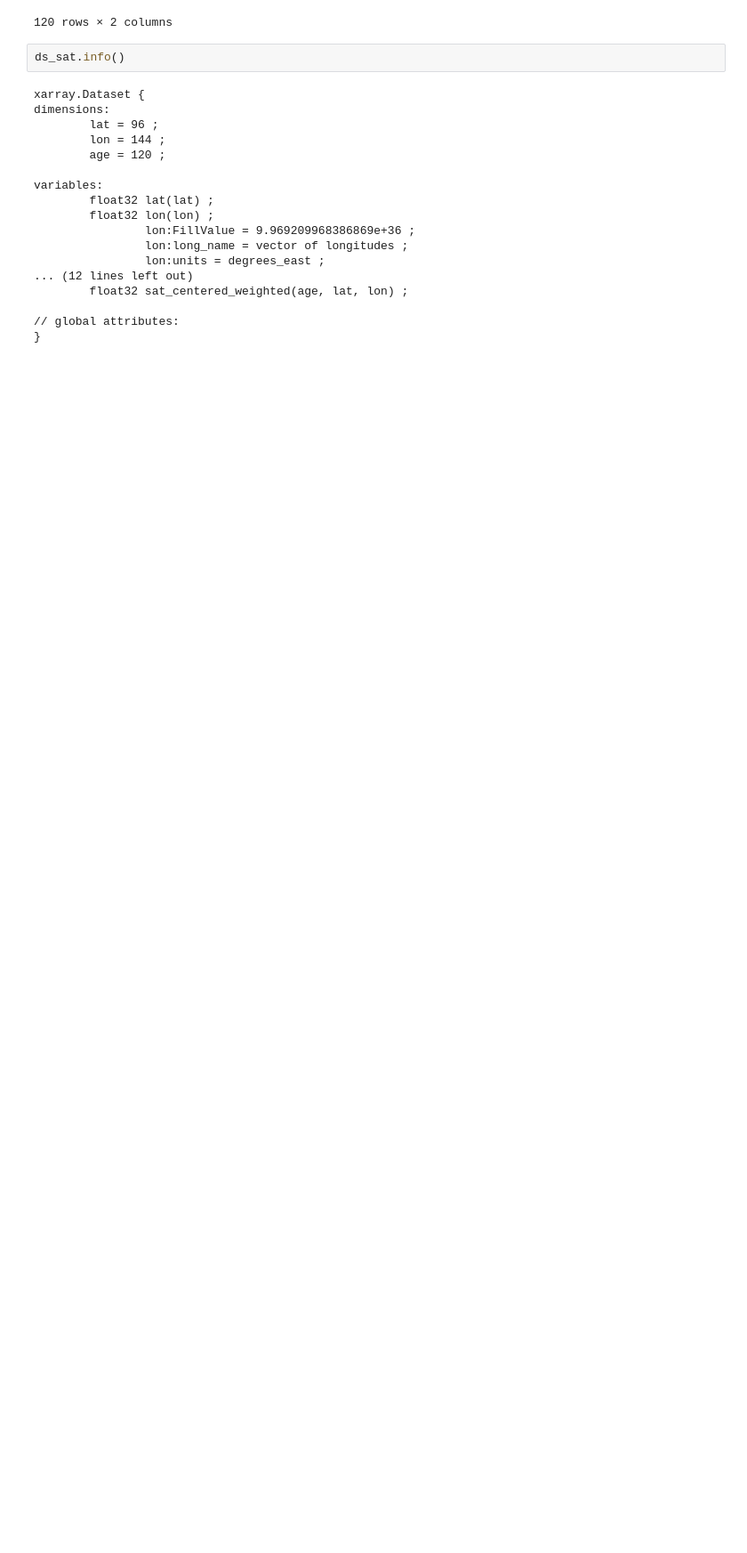
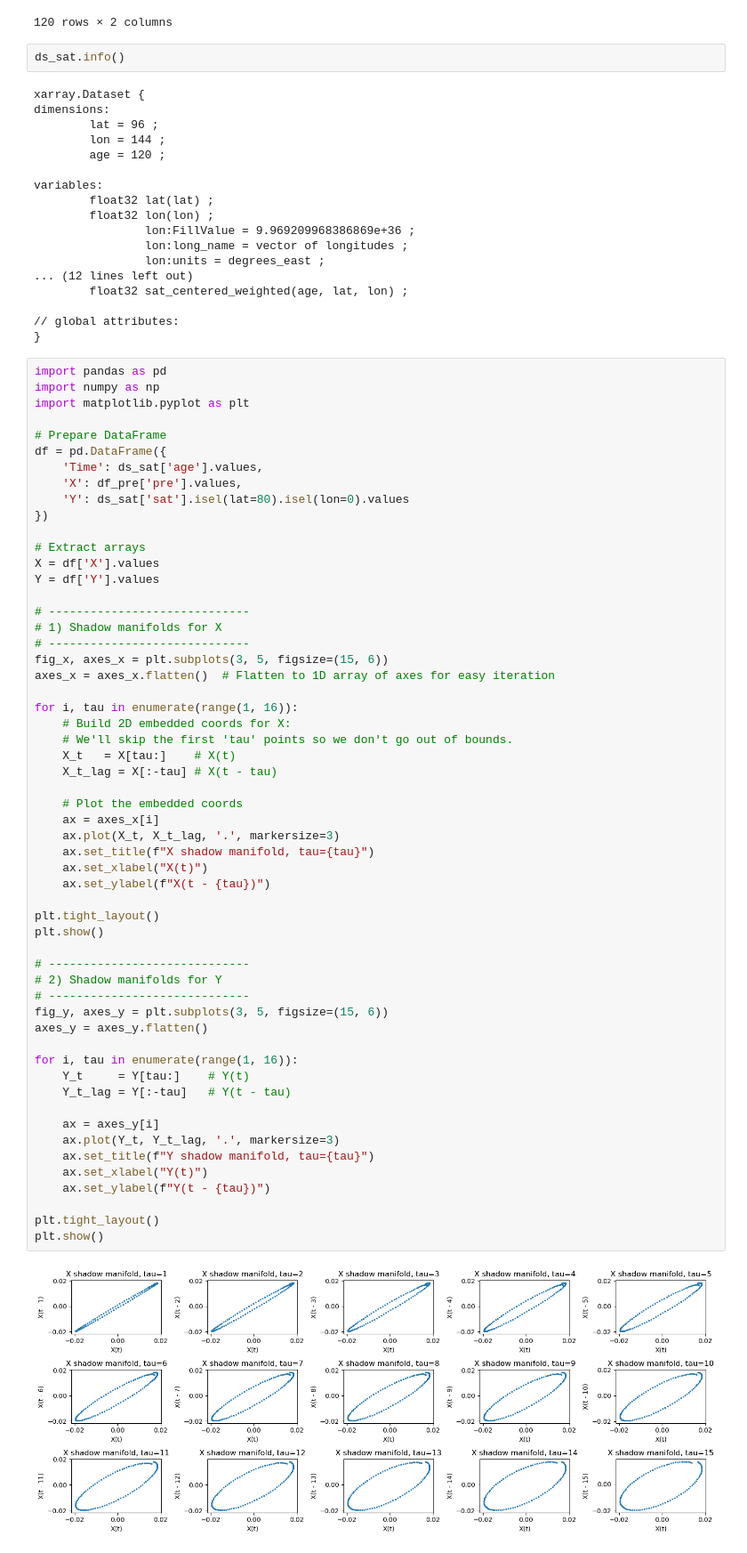
Before and after one commit to Peisong-Zheng/Inso_LGMR, a Jupyter notebook: LGMR_data_processing.ipynb, the cells around one changed output. Shown at 89% size. Cells and saved outputs as stored; diff of their text form; blank space fills up the shorter version.

```diff
--- a/LGMR_data_processing.ipynb
+++ b/LGMR_data_processing.ipynb
@@ -99,3 +99,61 @@ variables:
 
 // global attributes:
 }
+# %%
+import pandas as pd
+import numpy as np
+import matplotlib.pyplot as plt
+
+# Prepare DataFrame
+df = pd.DataFrame({
+    'Time': ds_sat['age'].values,
+    'X': df_pre['pre'].values,
+    'Y': ds_sat['sat'].isel(lat=80).isel(lon=0).values
+})
+
+# Extract arrays
+X = df['X'].values
+Y = df['Y'].values
+
+# -----------------------------
+# 1) Shadow manifolds for X
+# -----------------------------
+fig_x, axes_x = plt.subplots(3, 5, figsize=(15, 6))
+axes_x = axes_x.flatten()  # Flatten to 1D array of axes for easy iteration
+
+for i, tau in enumerate(range(1, 16)):
+    # Build 2D embedded coords for X:
+    # We'll skip the first 'tau' points so we don't go out of bounds.
+    X_t   = X[tau:]    # X(t)
+    X_t_lag = X[:-tau] # X(t - tau)
+
+    # Plot the embedded coords
+    ax = axes_x[i]
+    ax.plot(X_t, X_t_lag, '.', markersize=3)
+    ax.set_title(f"X shadow manifold, tau={tau}")
+    ax.set_xlabel("X(t)")
+    ax.set_ylabel(f"X(t - {tau})")
+
+plt.tight_layout()
+plt.show()
+
+# -----------------------------
+# 2) Shadow manifolds for Y
+# -----------------------------
+fig_y, axes_y = plt.subplots(3, 5, figsize=(15, 6))
+axes_y = axes_y.flatten()
+
+for i, tau in enumerate(range(1, 16)):
+    Y_t     = Y[tau:]    # Y(t)
+    Y_t_lag = Y[:-tau]   # Y(t - tau)
+
+    ax = axes_y[i]
+    ax.plot(Y_t, Y_t_lag, '.', markersize=3)
+    ax.set_title(f"Y shadow manifold, tau={tau}")
+    ax.set_xlabel("Y(t)")
+    ax.set_ylabel(f"Y(t - {tau})")
+
+plt.tight_layout()
+plt.show()
+# %% [output]
+[figure, added]
```
Also changed, not shown: parts of 5 cells of this notebook, 1 other file.
